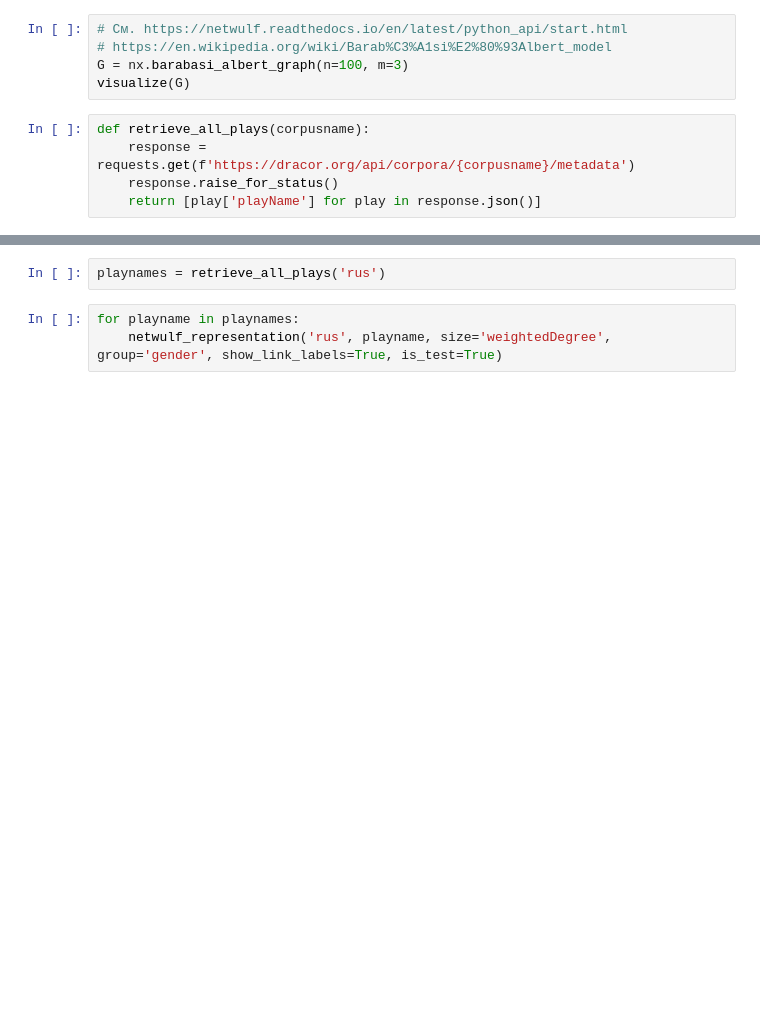
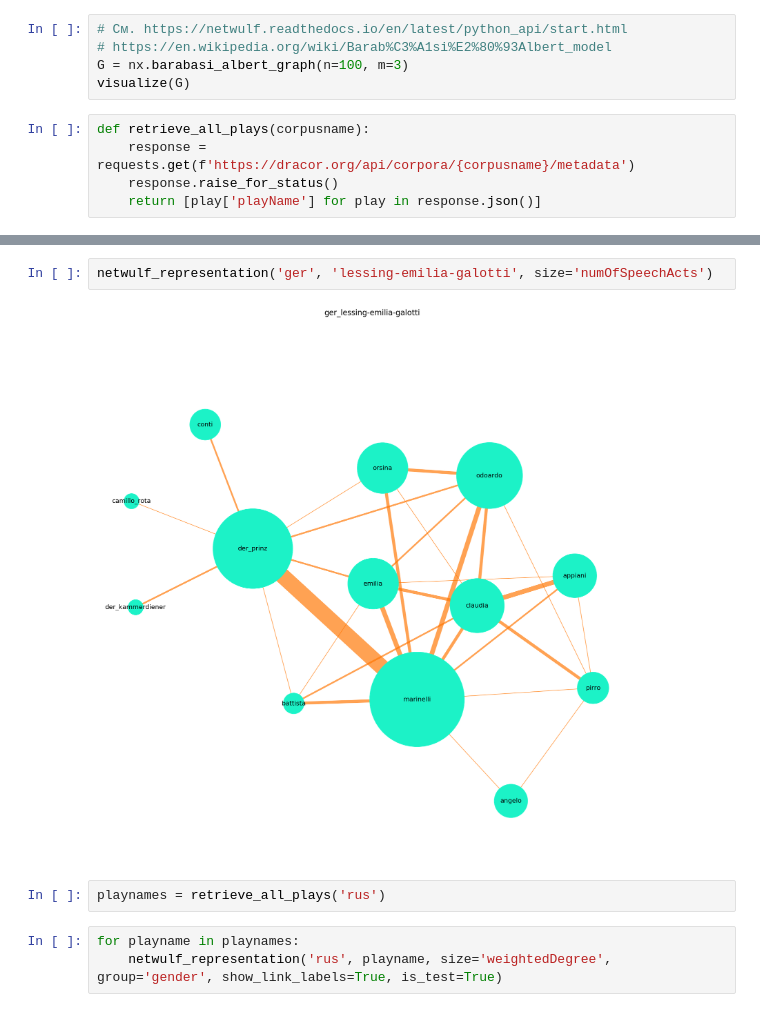
Before and after one commit to ldsad7/netwulf_and_webweb_for_rusdracor, a Jupyter notebook: netwulf.ipynb, the cells around one changed output, grey strips where cells are left out. Saved outputs shown, nothing was run; the diff lists cells and outputs as text; blank space fills up the shorter version.

```diff
--- a/netwulf.ipynb
+++ b/netwulf.ipynb
@@ -107,3 +112,7 @@ netwulf_representation('rus', 'pushkin-boris-godunov', group='gender', size='num
+# %%
+netwulf_representation('ger', 'lessing-emilia-galotti', size='numOfSpeechActs')
+# %% [output]
+[figure, added]
 # %%
 playnames = retrieve_all_plays('rus')
 # %%
```
Also changed, not shown: parts of 3 cells of this notebook.
